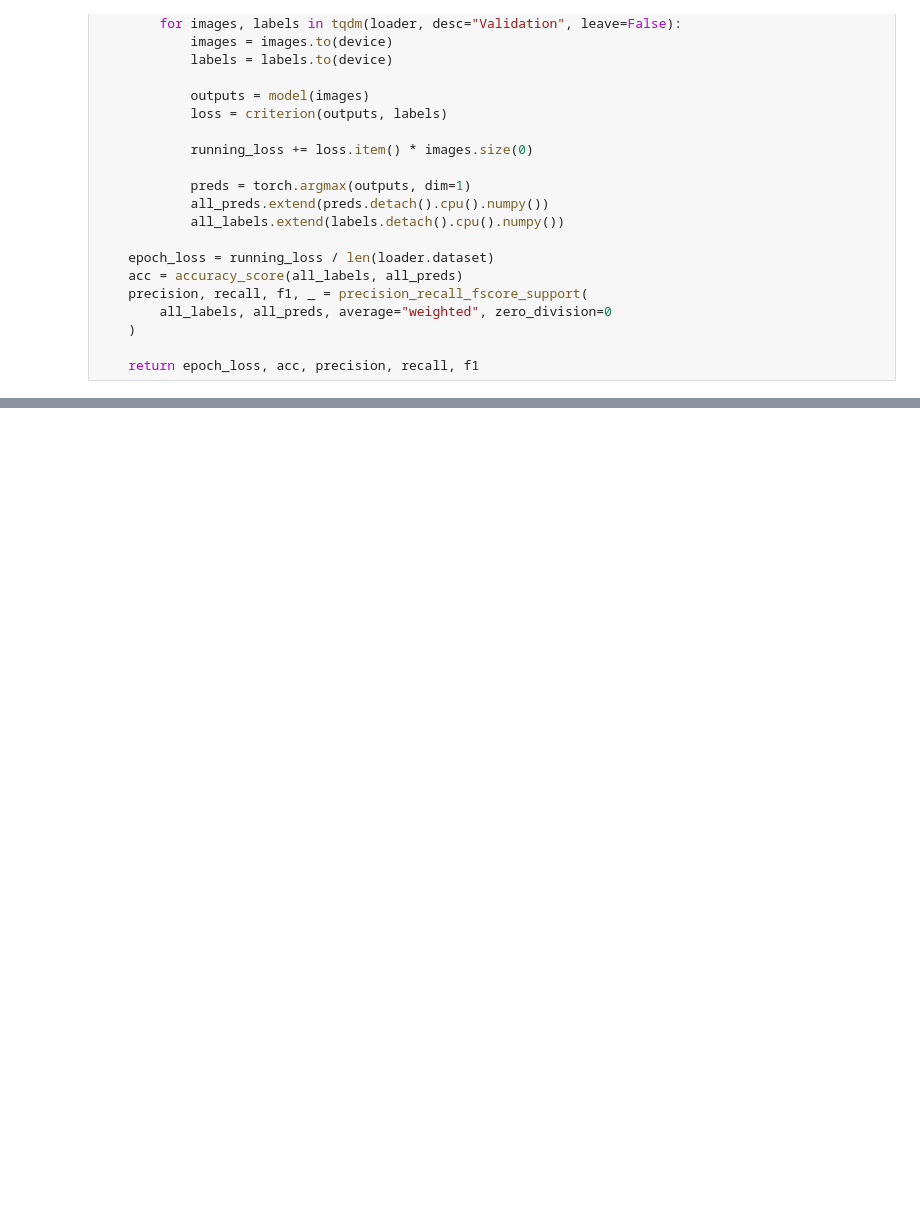
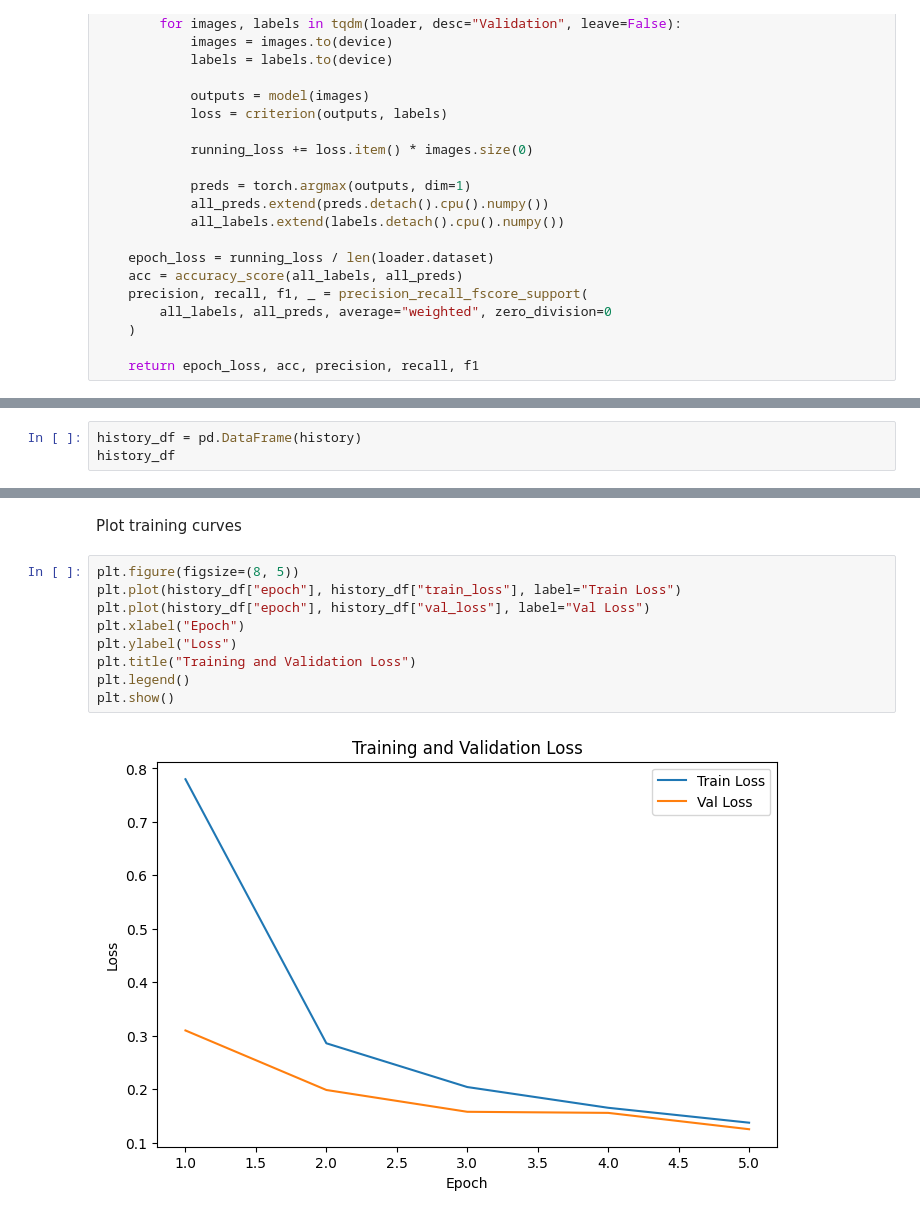
Before and after one commit to Salman5371/Multi-crop-plant-disease-detection, a Jupyter notebook: Notebooks/02_mobilenetv2_pilot.ipynb, the cells around one changed output, grey strips where cells are left out. Drawn from its saved outputs; the diff is of its cells as text; blank space fills up the shorter version.

Commit message:
update MobileNetV2 pilot training results

```diff
--- a/Notebooks/02_mobilenetv2_pilot.ipynb
+++ b/Notebooks/02_mobilenetv2_pilot.ipynb
@@ -316,0 +336,3 @@ Epoch [2/5]
+# %%
+history_df = pd.DataFrame(history)
+history_df
@@ -316,0 +346,13 @@ Epoch [2/5]
+# %% [markdown]
+ Plot training curves
+# %%
+plt.figure(figsize=(8, 5))
+plt.plot(history_df["epoch"], history_df["train_loss"], label="Train Loss")
+plt.plot(history_df["epoch"], history_df["val_loss"], label="Val Loss")
+plt.xlabel("Epoch")
+plt.ylabel("Loss")
+plt.title("Training and Validation Loss")
+plt.legend()
+plt.show()
+# %% [output]
+[figure, added]
```
Also changed, not shown: parts of 25 cells of this notebook.
